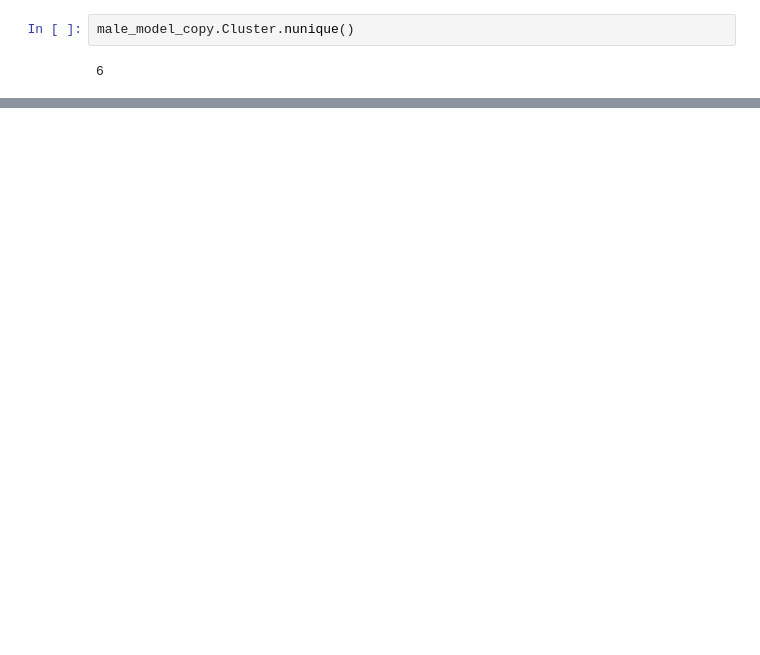
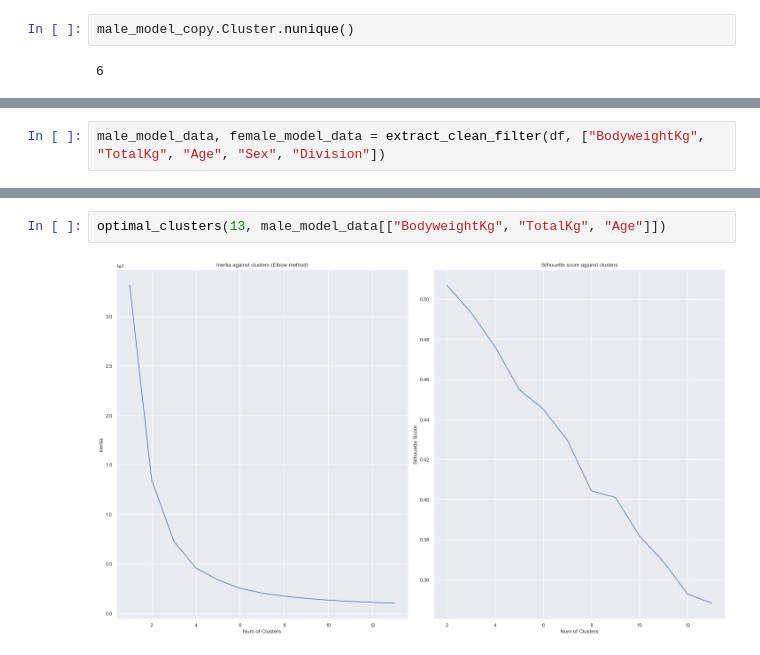
Before and after one commit to jinyangp/SC1015_MiniProject, a Jupyter notebook: JupyterNotebooks/mergedEDA_Preprocessing.ipynb, the cells around one changed output, grey strips where cells are left out. Drawn from its saved outputs; the diff is of its cells as text; blank space fills up the shorter version.

```diff
--- a/JupyterNotebooks/mergedEDA_Preprocessing.ipynb
+++ b/JupyterNotebooks/mergedEDA_Preprocessing.ipynb
@@ -1594,0 +1658,2 @@ For reference, cluster 3 centroid data (Age = 22.66, TotalKg = 269.27)
+# %%
+male_model_data, female_model_data = extract_clean_filter(df, ["BodyweightKg", "TotalKg", "Age", "Sex", "Division"])
@@ -1594,0 +1681,4 @@ For reference, cluster 3 centroid data (Age = 22.66, TotalKg = 269.27)
+# %%
+optimal_clusters(13, male_model_data[["BodyweightKg", "TotalKg", "Age"]])
+# %% [output]
+[figure, added]
```
Also changed, not shown: parts of 22 cells of this notebook.
